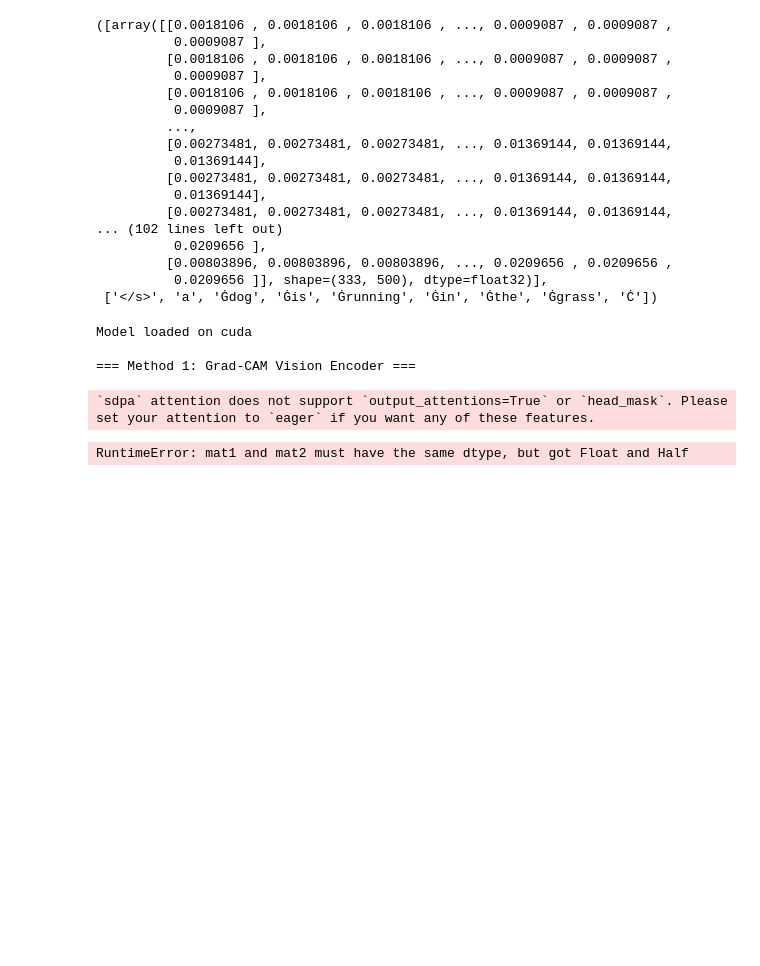
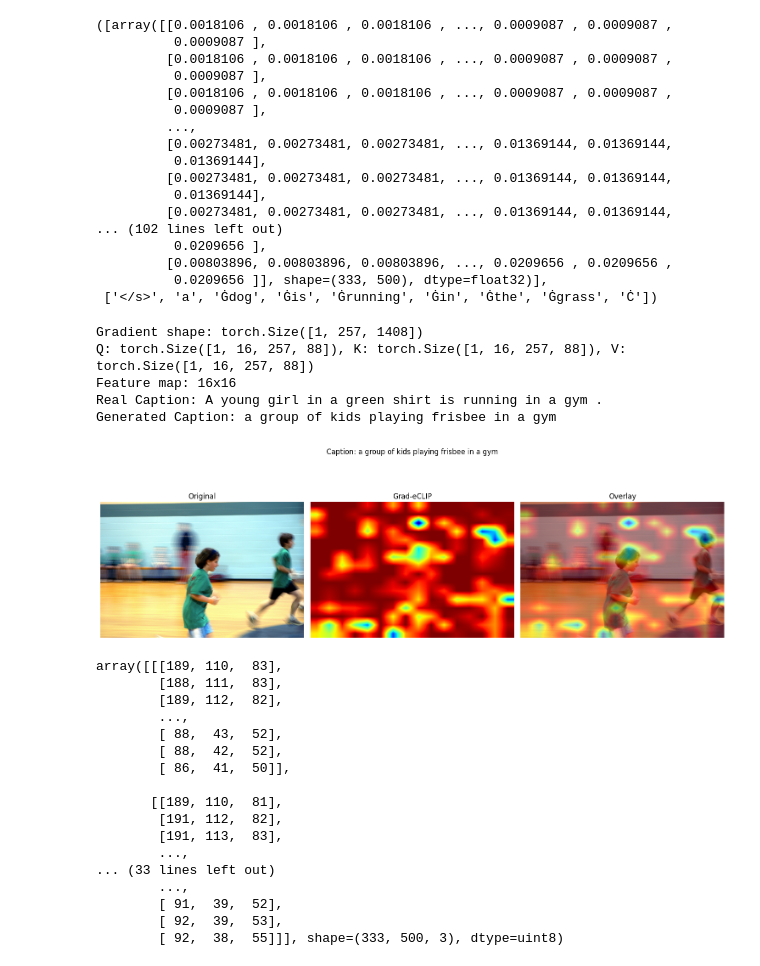
Before and after one commit to arafatshovon/flow-matching-and-llm, a Jupyter notebook: notebooks/BLIP2_GradCam.ipynb, the cells around one changed output. Drawn from its saved outputs; the diff is of its cells as text; code cells hidden in the pictures; blank space fills up the shorter version.

Commit message:
Attention Map working

```diff
--- a/notebooks/BLIP2_GradCam.ipynb
+++ b/notebooks/BLIP2_GradCam.ipynb
@@ -25,6 +25,7 @@ processor = Blip2Processor.from_pretrained(model_name,
 model = Blip2ForConditionalGeneration.from_pretrained(model_name,
                                                     torch_dtype=torch.float16,
                                                     cache_dir="../data/cache",
+                                                    attn_implementation="eager",
                                                     device_map="auto")
 # %% [output]
 Using a slow image processor as `use_fast` is unset and a slow processor was saved with this model. `use_fast=True` will be the default behavior in v4.52, even if the model was saved with a slow proce ...
@@ -966,44 +950,0 @@ from io import BytesIO
-# %%
-
-extractor = Blip2AttentionExtractor(
-    model=model,
-    processor=processor
-)
-
-url = "http://images.cocodataset.org/val2017/000000039769.jpg"
-response = requests.get(url)
-image = Image.open(BytesIO(response.content))
-
-print("\n=== Method 1: Grad-CAM Vision Encoder ===")
-attn1, cap1 = extractor.gradcam_vision_encoder(image)
-extractor.visualize(image, attn1, cap1, title="Grad-CAM Vision Encoder")
-
-# Method 2: Gradient-Weighted Q-Former
-print("\n=== Method 2: Grad-CAM Q-Former ===")
-attn2, cap2 = extractor.gradcam_qformer(image)
-extractor.visualize(image, attn2, cap2, title="Grad-CAM Q-Former")
-
-# Method 3: Aggregated Cross-Attention (fastest)
-print("\n=== Method 3: Cross-Attention Aggregated ===")
-attn3, cap3 = extractor.cross_attention_aggregated(image, aggregation="max")
-extractor.visualize(image, attn3, cap3, title="Cross-Attention (Max)")
-
-# Method 4: Text-Guided Attention
-print("\n=== Method 4: Text-Guided Attention ===")
-attn4, cap4 = extractor.text_guided_attention(image, "cats")
-extractor.visualize(image, attn4, cap4, title="Text-Guided: 'cats'")
-
-# Method 5: Attention Rollout
-print("\n=== Method 5: Attention Rollout ===")
-attn5, cap5 = extractor.attention_rollout(image)
-extractor.visualize(image, attn5, cap5, title="Attention Rollout")
-
-# Compare all methods
-print("\n=== Comparing All Methods ===")
-results = extractor.compare_methods(image, save_path="attention_comparison.png")
-# %% [output]
-Model loaded on cuda
-
-=== Method 1: Grad-CAM Vision Encoder ===
-`sdpa` attention does not support `output_attentions=True` or `head_mask`. Please set your attention to `eager` if you want any of these features.
-RuntimeError: mat1 and mat2 must have the same dtype, but got Float and Half
@@ -1009,0 +1134,33 @@ RuntimeError: mat1 and mat2 must have the same dtype, but got Float and Half
+# %%
+grad_eclip = BLIP2GradECLIP(model, processor)
+# %%
+index = np.random.randint(0, len(data))
+image = data[index]['image']
+attn_map, caption, raw_map = grad_eclip.generate_gradcam(image)
+print(f"Real Caption: {data[index]['caption_0']}")
+print(f"Generated Caption: {caption}")
+grad_eclip.visualize(image, 1-attn_map, caption)
+# %% [output]
+Gradient shape: torch.Size([1, 257, 1408])
+Q: torch.Size([1, 16, 257, 88]), K: torch.Size([1, 16, 257, 88]), V: torch.Size([1, 16, 257, 88])
+Feature map: 16x16
+Real Caption: A young girl in a green shirt is running in a gym .
+Generated Caption: a group of kids playing frisbee in a gym
+[figure, added]
+array([[[189, 110,  83],
+        [188, 111,  83],
+        [189, 112,  82],
+        ...,
+        [ 88,  43,  52],
+        [ 88,  42,  52],
+        [ 86,  41,  50]],
+
+       [[189, 110,  81],
+        [191, 112,  82],
+        [191, 113,  83],
+        ...,
+... (33 lines left out)
+        ...,
+        [ 91,  39,  52],
+        [ 92,  39,  53],
+        [ 92,  38,  55]]], shape=(333, 500, 3), dtype=uint8)
```
Also changed, not shown: parts of 5 cells of this notebook.
